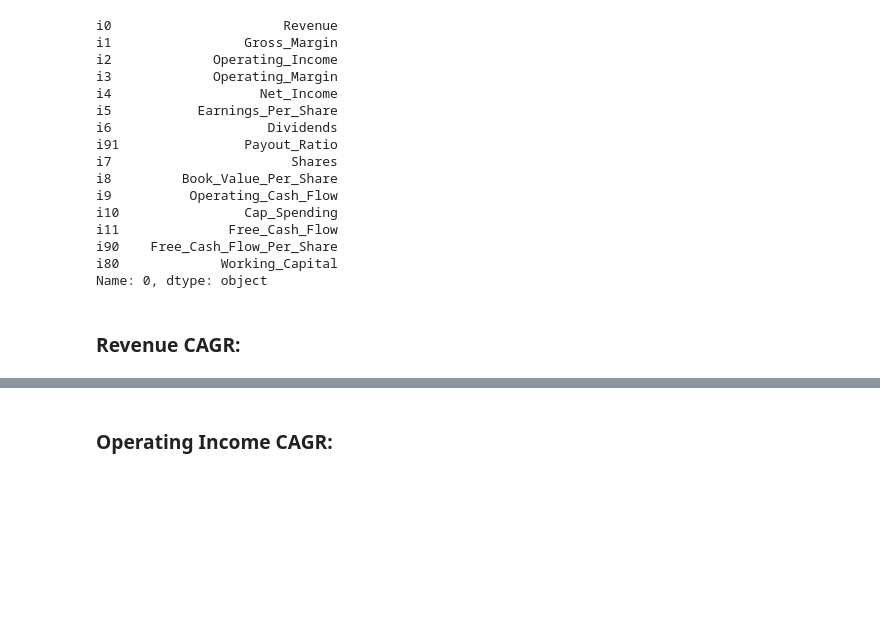
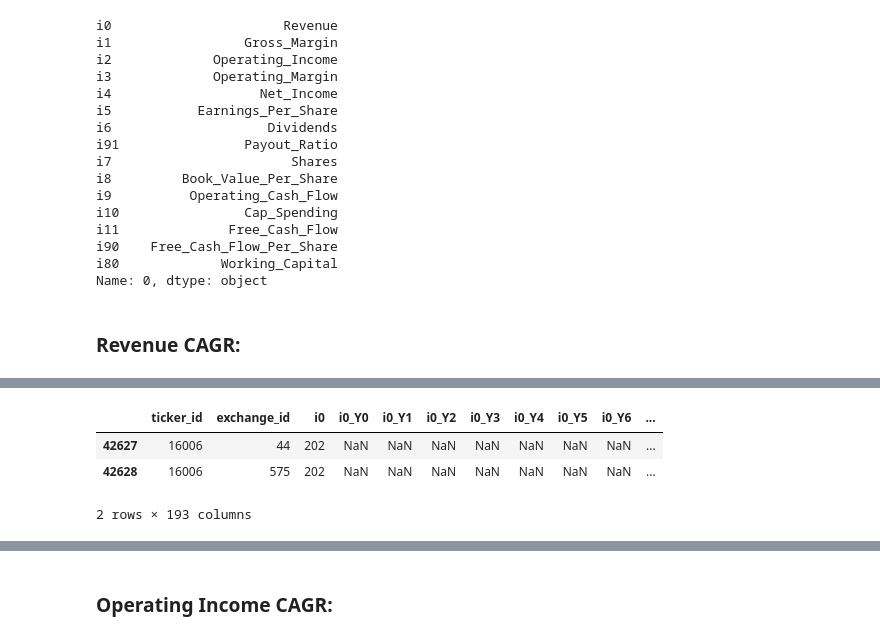
Before and after one commit to caiobran/mstables, a Jupyter notebook: data_overview.ipynb, the cells around one changed output, grey strips where cells are left out. Saved outputs shown, nothing was run; the diff lists cells and outputs as text; code cells hidden in the pictures; blank space fills up the shorter version.

```diff
--- a/data_overview.ipynb
+++ b/data_overview.ipynb
@@ -1337,0 +1377,7 @@ Total of 8,574 records meet this criterium.
+# %%
+df_keyratios[df_keyratios['ticker_id'] == 16006]
+# %% [output]
+|  | ticker_id | exchange_id | i0 | i0_Y0 | i0_Y1 | i0_Y2 | i0_Y3 | i0_Y4 | i0_Y5 | i0_Y6 | ... |
+| 42627 | 16006 | 44 | 202 | NaN | NaN | NaN | NaN | NaN | NaN | NaN | ... |
+| 42628 | 16006 | 575 | 202 | NaN | NaN | NaN | NaN | NaN | NaN | NaN | ... |
+2 rows × 193 columns
```
Also changed, not shown: parts of 38 cells of this notebook, 8 other files.
